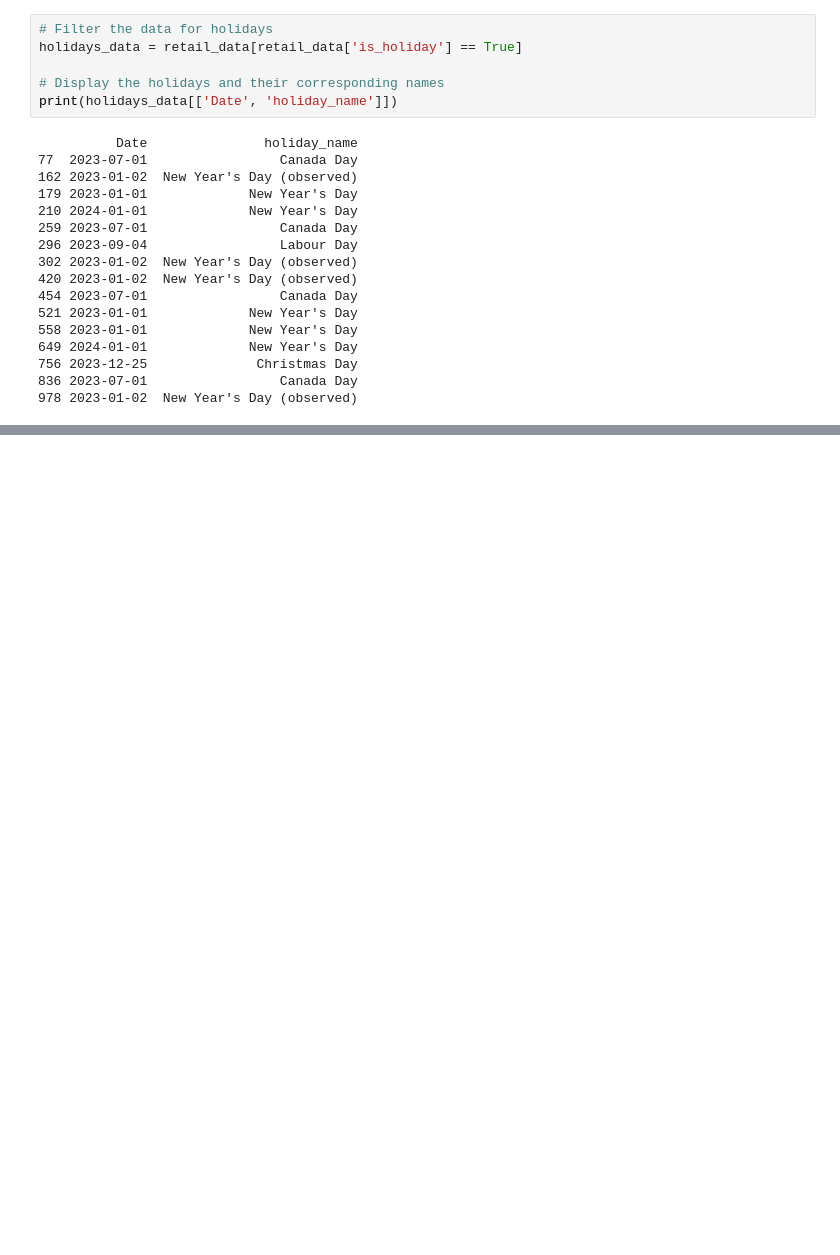
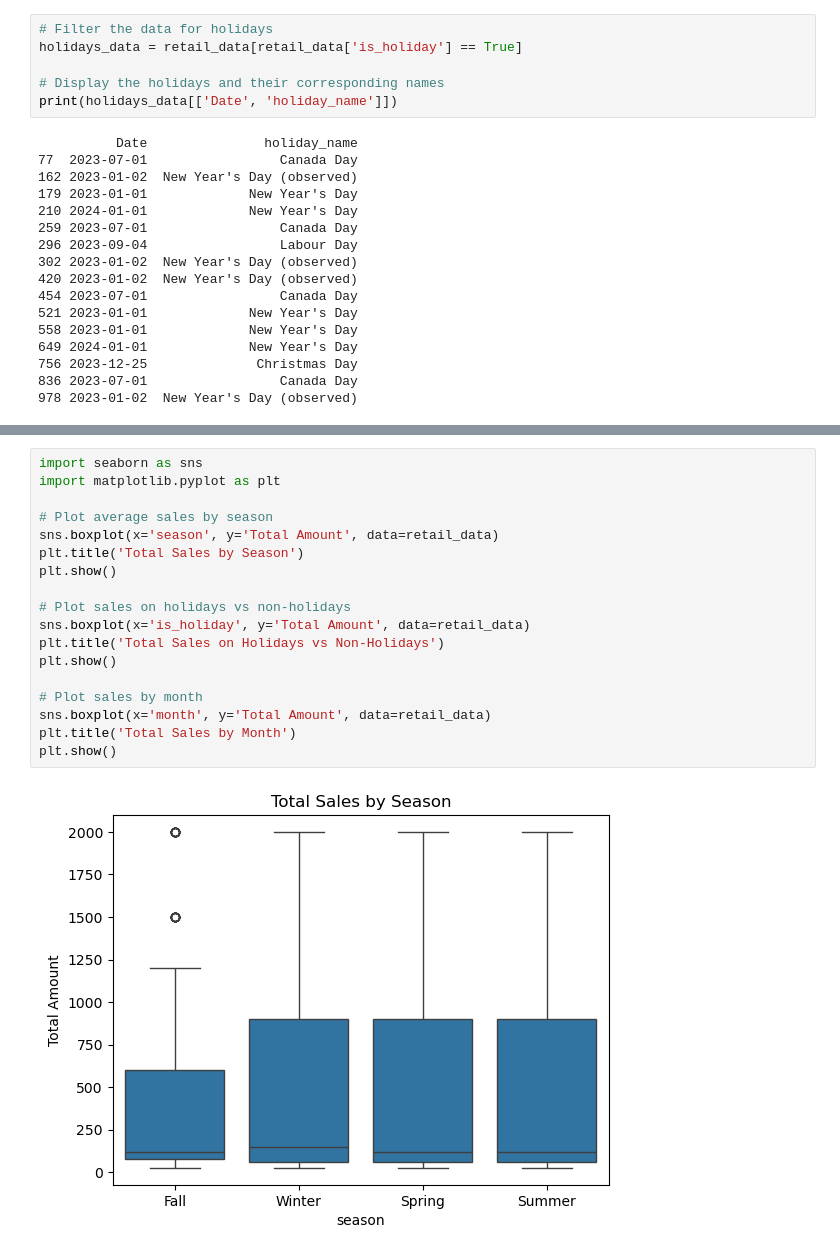
Before and after one commit to Team9DSI/Retail-Sales-and-Customer-Demographics, a Jupyter notebook: models/sarima.ipynb, the cells around one changed output, grey strips where cells are left out. Drawn from its saved outputs; the diff is of its cells as text; blank space fills up the shorter version.

```diff
--- a/models/sarima.ipynb
+++ b/models/sarima.ipynb
@@ -128,0 +116,20 @@ print(retail_data.head())
+# %%
+import seaborn as sns
+import matplotlib.pyplot as plt
+
+# Plot average sales by season
+sns.boxplot(x='season', y='Total Amount', data=retail_data)
+plt.title('Total Sales by Season')
+plt.show()
+
+# Plot sales on holidays vs non-holidays
+sns.boxplot(x='is_holiday', y='Total Amount', data=retail_data)
+plt.title('Total Sales on Holidays vs Non-Holidays')
+plt.show()
+
+# Plot sales by month
+sns.boxplot(x='month', y='Total Amount', data=retail_data)
+plt.title('Total Sales by Month')
+plt.show()
+# %% [output]
+[figure, added]
```
Also changed, not shown: parts of 4 cells of this notebook.
